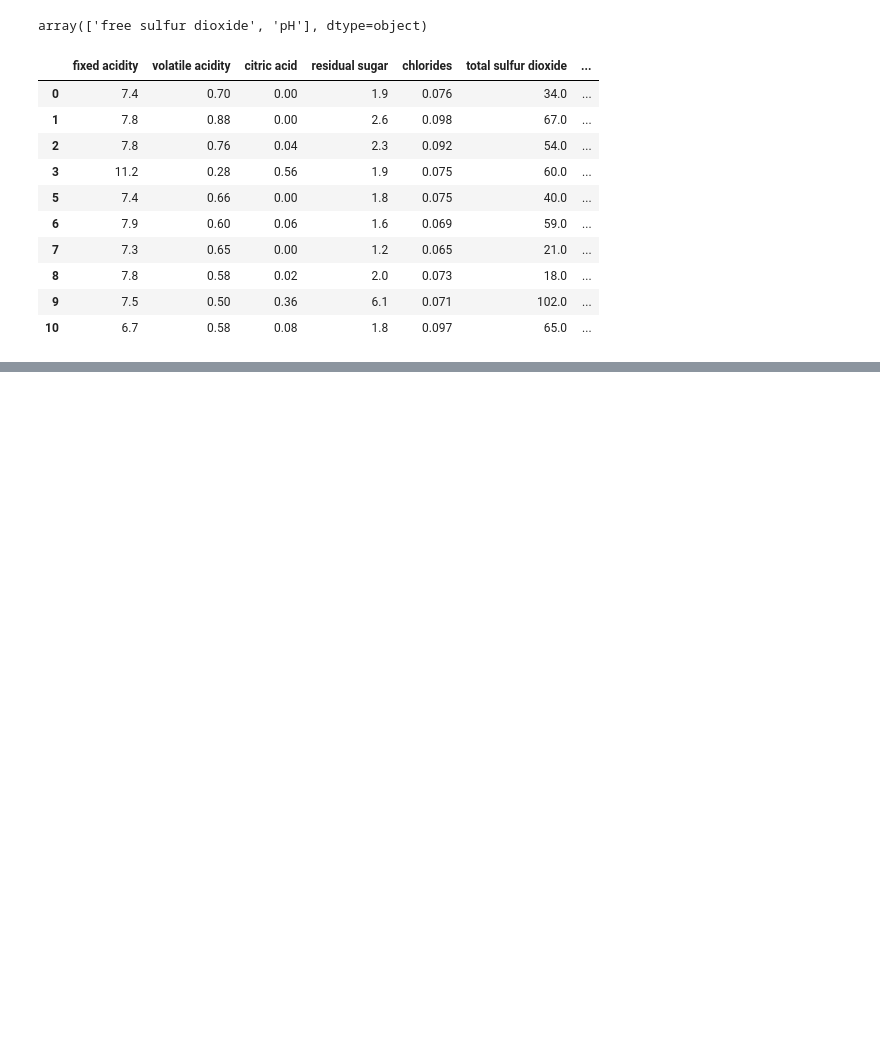
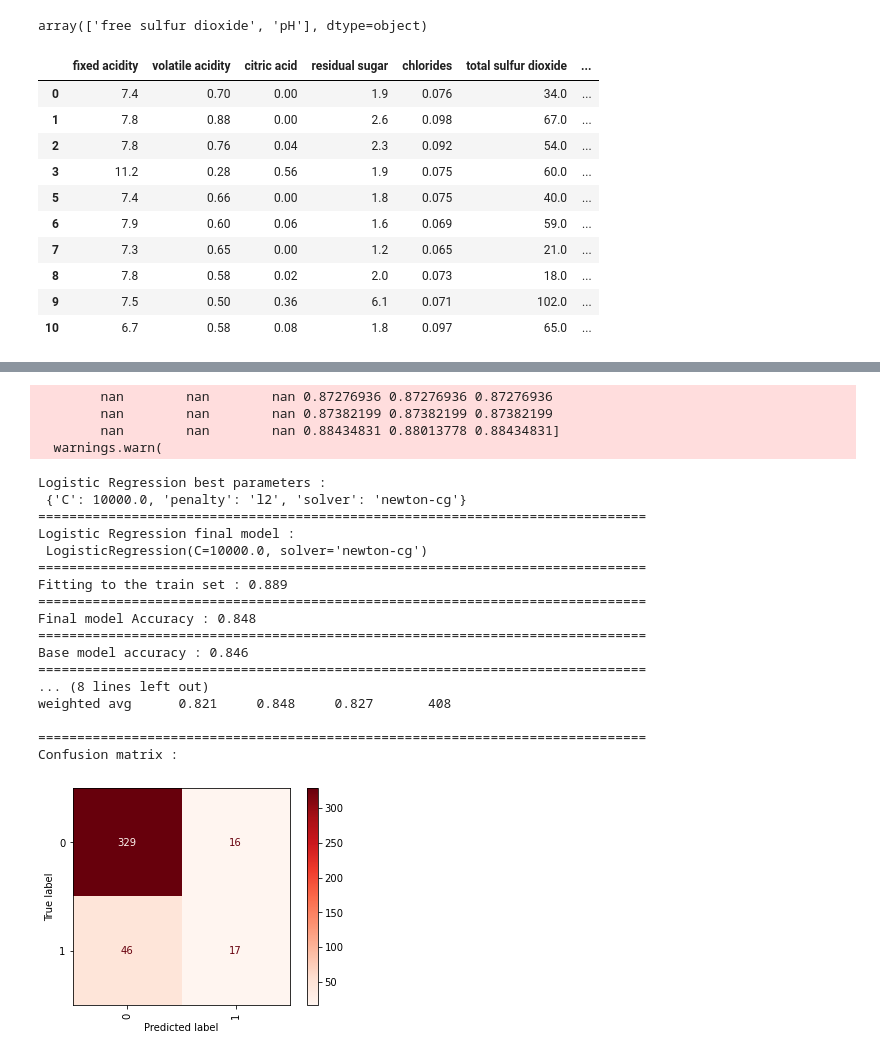
Before and after one commit to htsull/High-dimension-statistics-project, a Jupyter notebook: wine-quality.ipynb, the cells around one changed output, grey strips where cells are left out. Drawn from its saved outputs; the diff is of its cells as text; code cells hidden in the pictures; blank space fills up the shorter version.

```diff
--- a/wine-quality.ipynb
+++ b/wine-quality.ipynb
@@ -439,0 +512,53 @@ red_wine[feat].head(10)
+# %%
+# logreg
+# Instantiate the grid search model
+grid_logreg = GridSearchCV(estimator = model_logreg, param_grid = param_grid_logreg, cv = 5, n_jobs=-1)
+# Fit the grid search to the data
+best_logreg_grid = grid_logreg.fit(X_train2, y_train2)
+# %% [output]
+        nan        nan        nan 0.87276936 0.87276936 0.87276936
+        nan        nan        nan 0.87382199 0.87382199 0.87382199
+        nan        nan        nan 0.88434831 0.88013778 0.88434831]
+  warnings.warn(
+# %%
+print('Logistic Regression best parameters :\n', best_logreg_grid.best_params_)
+best_logreg_model = best_logreg_grid.best_estimator_
+print("==============================================================================")
+print("Logistic Regression final model :\n", best_logreg_model)
+print("==============================================================================")
+print('Fitting to the train set : {:04.3f}'.format(best_logreg_model.score(X_train2, y_train2)))
+print("==============================================================================")
+score_best_logreg = best_logreg_model.score(X_test2, y_test2)
+print('Final model Accuracy : {:04.3f}'.format(score_best_logreg))
+print("==============================================================================")
+score_base_logreg = model_logreg.score(X_test2, y_test2)
+print("Base model accuracy : {:04.3f}".format(score_base_logreg))
+print("==============================================================================")
+print("Classification report : ")
+best_logreg_pred = best_logreg_model.predict(X_test2)
+print(classification_report(y_test2, best_logreg_pred,
+                            digits=3, zero_division = 1))
+print("==============================================================================")
+print("Confusion matrix : ")
+disp = plot_confusion_matrix(best_logreg_model, X_test2, y_test2, cmap='Reds', values_format='d',
+                            #  display_labels=labels_disp,
+                            xticks_rotation='vertical')
+# %% [output]
+Logistic Regression best parameters :
+ {'C': 10000.0, 'penalty': 'l2', 'solver': 'newton-cg'}
+==============================================================================
+Logistic Regression final model :
+ LogisticRegression(C=10000.0, solver='newton-cg')
+==============================================================================
+Fitting to the train set : 0.889
+==============================================================================
+Final model Accuracy : 0.848
+==============================================================================
+Base model accuracy : 0.846
+==============================================================================
+... (8 lines left out)
+weighted avg      0.821     0.848     0.827       408
+
+==============================================================================
+Confusion matrix :
+[figure, added]
```
Also changed, not shown: parts of 10 cells of this notebook.
